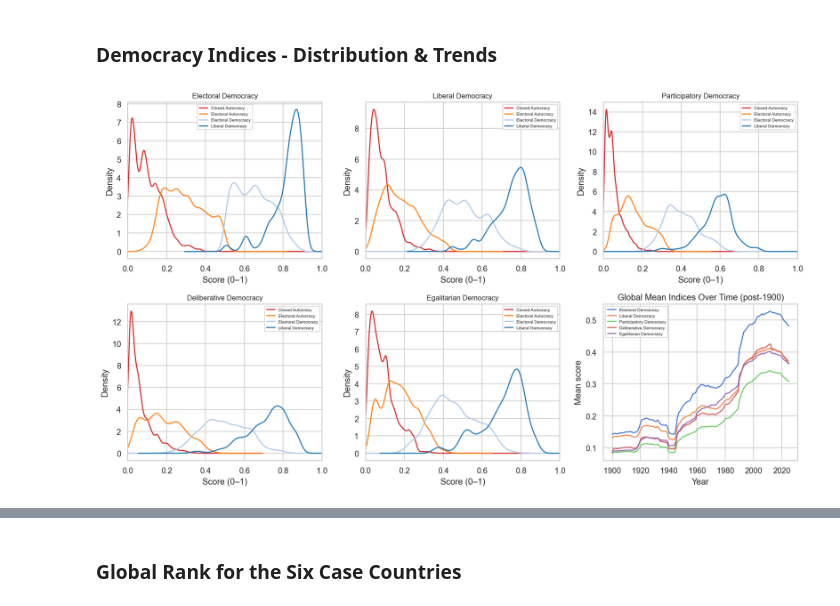
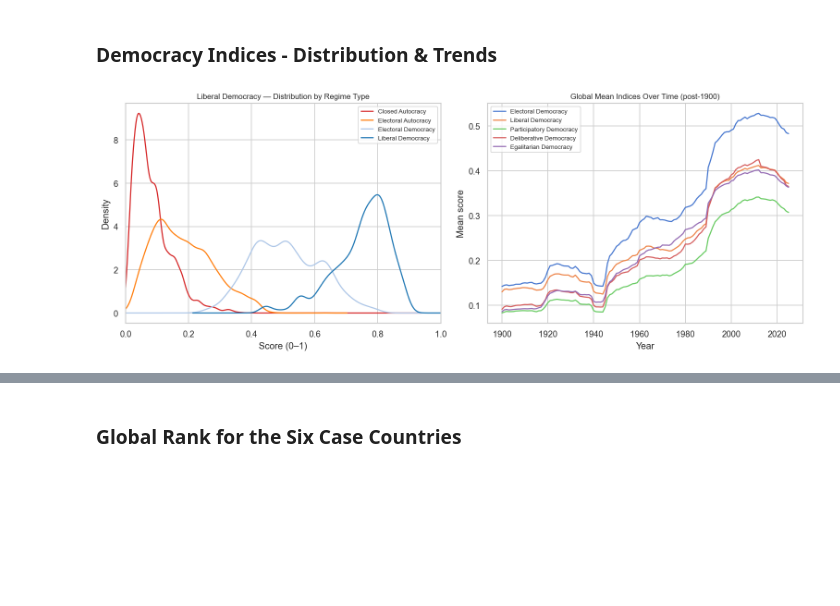
Before and after one commit to angelB612/ignorance-is-strength, a Jupyter notebook: explore.ipynb, the cells around one changed output, grey strips where cells are left out. Drawn from its saved outputs; the diff is of its cells as text; code cells hidden in the pictures; blank space fills up the shorter version.

```diff
--- a/explore.ipynb
+++ b/explore.ipynb
@@ -258,39 +200,35 @@ plt.show()
 # %%
 index_labels = {
     "v2x_polyarchy": "Electoral Democracy",
     "v2x_libdem": "Liberal Democracy",
     "v2x_partipdem": "Participatory Democracy",
     "v2x_delibdem": "Deliberative Democracy",
     "v2x_egaldem": "Egalitarian Democracy",
 }
 
-# distributions (KDE) by regime
-fig, axes = plt.subplots(2, 3, figsize=(14, 8))
-axes = axes.flatten()
+fig, axes = plt.subplots(1, 2, figsize=(13, 5))
 
-for i, (col, label) in enumerate(index_labels.items()):
-    ax = axes[i]
-    for rname, rcolor in regime_colors.items():
-        subset = df[df["regime_label"] == rname][col].dropna()
-        subset.plot.kde(ax=ax, label=rname, color=rcolor, linewidth=1.5)
-    ax.set_title(label, fontsize=10)
-    ax.set_xlabel("Score (0–1)")
-    ax.set_xlim(0, 1)
-    ax.legend(fontsize=6)
+# KDE for liberal democracy by regime
+for rname, rcolor in regime_colors.items():
+    subset = df[df["regime_label"] == rname]["v2x_libdem"].dropna()
+    subset.plot.kde(ax=axes[0], label=rname, color=rcolor, linewidth=1.5)
+axes[0].set_title("Liberal Democracy — Distribution by Regime Type", fontsize=10)
+axes[0].set_xlabel("Score (0–1)")
+axes[0].set_xlim(0, 1)
+axes[0].legend(fontsize=8)
 
 # global mean over time
-ax = axes[5]
 mean_over_time = df[df["year"] >= 1900].groupby("year")[list(index_labels.keys())].mean()
 for col, label in index_labels.items():
-    ax.plot(mean_over_time.index, mean_over_time[col], label=label, linewidth=1.5)
-ax.set_title("Global Mean Indices Over Time (post-1900)")
-ax.set_xlabel("Year")
-ax.set_ylabel("Mean score")
-ax.legend(fontsize=6)
+    axes[1].plot(mean_over_time.index, mean_over_time[col], label=label, linewidth=1.5)
+axes[1].set_title("Global Mean Indices Over Time (post-1900)", fontsize=10)
+axes[1].set_xlabel("Year")
+axes[1].set_ylabel("Mean score")
+axes[1].legend(fontsize=8)
 
 plt.tight_layout()
 plt.show()
 # %% [output]
-[figure, old version]
+[figure, new version]
 # %% [markdown]
 ##### Observations
```
Also changed, not shown: parts of 31 cells of this notebook.
